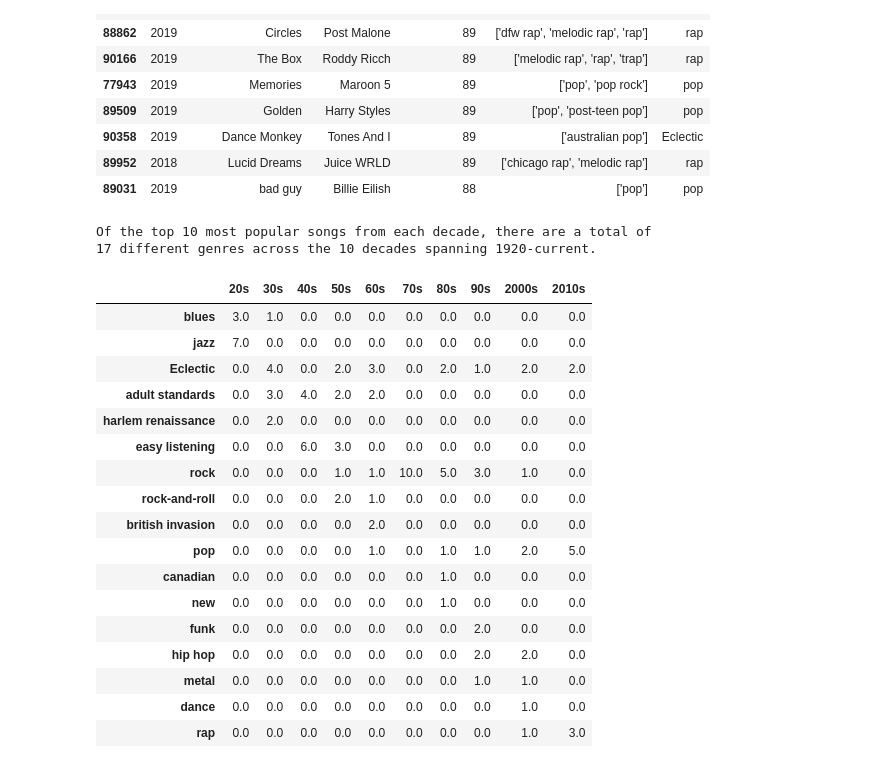
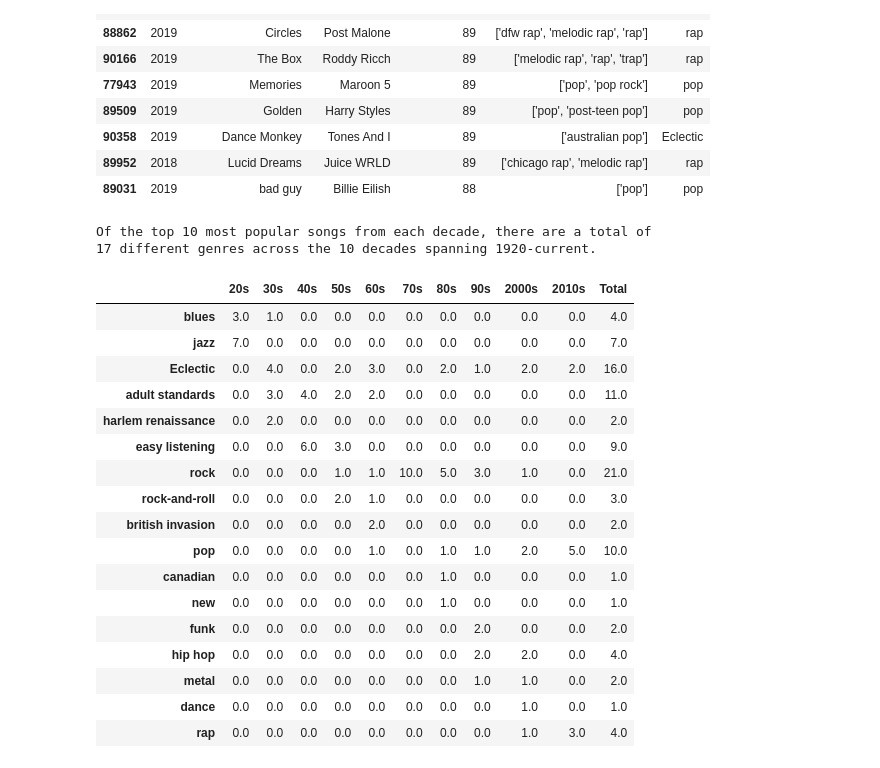
Before and after one commit to GND95/Project_1, a Jupyter notebook: genre.ipynb, the cells around one changed output. Cells and saved outputs as stored; diff of their text form; code cells hidden in the pictures.

```diff
--- a/genre.ipynb
+++ b/genre.ipynb
@@ -361,43 +361,45 @@ genre_top_ten_10
 # %%
 #cell for getting the counts of each genre across the decades
 summary_genre = pd.DataFrame()
+most_popular_genres = pd.DataFrame()
 
 genreDecadeDict = { #creating a dictionary to store counts of each genre across the different decades
     "20s": genre_top_ten_1.groupby("genre")[["artists"]].count()["artists"],
     "30s": genre_top_ten_2.groupby("genre")[["artists"]].count()["artists"],
     "40s": genre_top_ten_3.groupby("genre")[["artists"]].count()["artists"],
     "50s": genre_top_ten_4.groupby("genre")[["artists"]].count()["artists"],
     "60s": genre_top_ten_5.groupby("genre")[["artists"]].count()["artists"],
     "70s": genre_top_ten_6.groupby("genre")[["artists"]].count()["artists"],
     "80s": genre_top_ten_7.groupby("genre")[["artists"]].count()["artists"],
     "90s": genre_top_ten_8.groupby("genre")[["artists"]].count()["artists"],
     "2000s": genre_top_ten_9.groupby("genre")[["artists"]].count()["artists"],
     "2010s": genre_top_ten_10.groupby("genre")[["artists"]].count()["artists"]
 }
-
-summary_genre = pd.concat(genreDecadeDict, axis = 1)
-summary_genre.fillna(0, inplace=True)
+summary_genre = pd.concat(genreDecadeDict, axis = 1)#concatinating the genre dictionary to the data frame
+summary_genre["Total"] = summary_genre.sum(axis = 1, skipna = True) #adding together the genre counts from across the decades
+summary_genre.fillna(0, inplace=True) #replacing NaNs with 0s
 
 print(f"Of the top 10 most popular songs from each decade, there are a total of\n{len(summary_genre.index)} different genres across the 10 decades spanning 1920-current.")
+
 summary_genre
 # %% [output]
 Of the top 10 most popular songs from each decade, there are a total of
 17 different genres across the 10 decades spanning 1920-current.
-|  | 20s | 30s | 40s | 50s | 60s | 70s | 80s | 90s | 2000s | 2010s |
-| blues | 3.0 | 1.0 | 0.0 | 0.0 | 0.0 | 0.0 | 0.0 | 0.0 | 0.0 | 0.0 |
-| jazz | 7.0 | 0.0 | 0.0 | 0.0 | 0.0 | 0.0 | 0.0 | 0.0 | 0.0 | 0.0 |
-| Eclectic | 0.0 | 4.0 | 0.0 | 2.0 | 3.0 | 0.0 | 2.0 | 1.0 | 2.0 | 2.0 |
-| adult standards | 0.0 | 3.0 | 4.0 | 2.0 | 2.0 | 0.0 | 0.0 | 0.0 | 0.0 | 0.0 |
-| harlem renaissance | 0.0 | 2.0 | 0.0 | 0.0 | 0.0 | 0.0 | 0.0 | 0.0 | 0.0 | 0.0 |
-| easy listening | 0.0 | 0.0 | 6.0 | 3.0 | 0.0 | 0.0 | 0.0 | 0.0 | 0.0 | 0.0 |
-| rock | 0.0 | 0.0 | 0.0 | 1.0 | 1.0 | 10.0 | 5.0 | 3.0 | 1.0 | 0.0 |
-| rock-and-roll | 0.0 | 0.0 | 0.0 | 2.0 | 1.0 | 0.0 | 0.0 | 0.0 | 0.0 | 0.0 |
-| british invasion | 0.0 | 0.0 | 0.0 | 0.0 | 2.0 | 0.0 | 0.0 | 0.0 | 0.0 | 0.0 |
-| pop | 0.0 | 0.0 | 0.0 | 0.0 | 1.0 | 0.0 | 1.0 | 1.0 | 2.0 | 5.0 |
-| canadian | 0.0 | 0.0 | 0.0 | 0.0 | 0.0 | 0.0 | 1.0 | 0.0 | 0.0 | 0.0 |
-| new | 0.0 | 0.0 | 0.0 | 0.0 | 0.0 | 0.0 | 1.0 | 0.0 | 0.0 | 0.0 |
-| funk | 0.0 | 0.0 | 0.0 | 0.0 | 0.0 | 0.0 | 0.0 | 2.0 | 0.0 | 0.0 |
-| hip hop | 0.0 | 0.0 | 0.0 | 0.0 | 0.0 | 0.0 | 0.0 | 2.0 | 2.0 | 0.0 |
-| metal | 0.0 | 0.0 | 0.0 | 0.0 | 0.0 | 0.0 | 0.0 | 1.0 | 1.0 | 0.0 |
-| dance | 0.0 | 0.0 | 0.0 | 0.0 | 0.0 | 0.0 | 0.0 | 0.0 | 1.0 | 0.0 |
-| rap | 0.0 | 0.0 | 0.0 | 0.0 | 0.0 | 0.0 | 0.0 | 0.0 | 1.0 | 3.0 |
+|  | 20s | 30s | 40s | 50s | 60s | 70s | 80s | 90s | 2000s | 2010s | Total |
+| blues | 3.0 | 1.0 | 0.0 | 0.0 | 0.0 | 0.0 | 0.0 | 0.0 | 0.0 | 0.0 | 4.0 |
+| jazz | 7.0 | 0.0 | 0.0 | 0.0 | 0.0 | 0.0 | 0.0 | 0.0 | 0.0 | 0.0 | 7.0 |
+| Eclectic | 0.0 | 4.0 | 0.0 | 2.0 | 3.0 | 0.0 | 2.0 | 1.0 | 2.0 | 2.0 | 16.0 |
+| adult standards | 0.0 | 3.0 | 4.0 | 2.0 | 2.0 | 0.0 | 0.0 | 0.0 | 0.0 | 0.0 | 11.0 |
+| harlem renaissance | 0.0 | 2.0 | 0.0 | 0.0 | 0.0 | 0.0 | 0.0 | 0.0 | 0.0 | 0.0 | 2.0 |
+| easy listening | 0.0 | 0.0 | 6.0 | 3.0 | 0.0 | 0.0 | 0.0 | 0.0 | 0.0 | 0.0 | 9.0 |
+| rock | 0.0 | 0.0 | 0.0 | 1.0 | 1.0 | 10.0 | 5.0 | 3.0 | 1.0 | 0.0 | 21.0 |
+| rock-and-roll | 0.0 | 0.0 | 0.0 | 2.0 | 1.0 | 0.0 | 0.0 | 0.0 | 0.0 | 0.0 | 3.0 |
+| british invasion | 0.0 | 0.0 | 0.0 | 0.0 | 2.0 | 0.0 | 0.0 | 0.0 | 0.0 | 0.0 | 2.0 |
+| pop | 0.0 | 0.0 | 0.0 | 0.0 | 1.0 | 0.0 | 1.0 | 1.0 | 2.0 | 5.0 | 10.0 |
+| canadian | 0.0 | 0.0 | 0.0 | 0.0 | 0.0 | 0.0 | 1.0 | 0.0 | 0.0 | 0.0 | 1.0 |
+| new | 0.0 | 0.0 | 0.0 | 0.0 | 0.0 | 0.0 | 1.0 | 0.0 | 0.0 | 0.0 | 1.0 |
+| funk | 0.0 | 0.0 | 0.0 | 0.0 | 0.0 | 0.0 | 0.0 | 2.0 | 0.0 | 0.0 | 2.0 |
+| hip hop | 0.0 | 0.0 | 0.0 | 0.0 | 0.0 | 0.0 | 0.0 | 2.0 | 2.0 | 0.0 | 4.0 |
+| metal | 0.0 | 0.0 | 0.0 | 0.0 | 0.0 | 0.0 | 0.0 | 1.0 | 1.0 | 0.0 | 2.0 |
+| dance | 0.0 | 0.0 | 0.0 | 0.0 | 0.0 | 0.0 | 0.0 | 0.0 | 1.0 | 0.0 | 1.0 |
+| rap | 0.0 | 0.0 | 0.0 | 0.0 | 0.0 | 0.0 | 0.0 | 0.0 | 1.0 | 3.0 | 4.0 |
```
Also changed, not shown: parts of 1 cell of this notebook.
